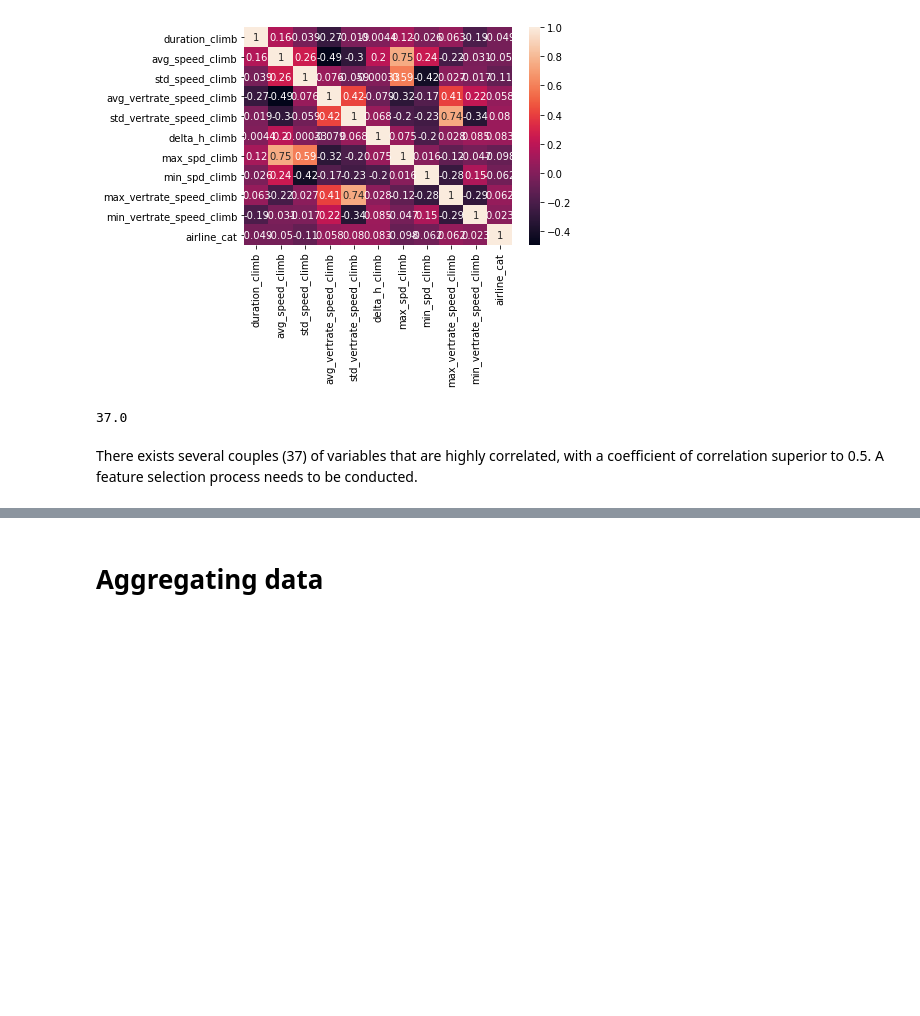
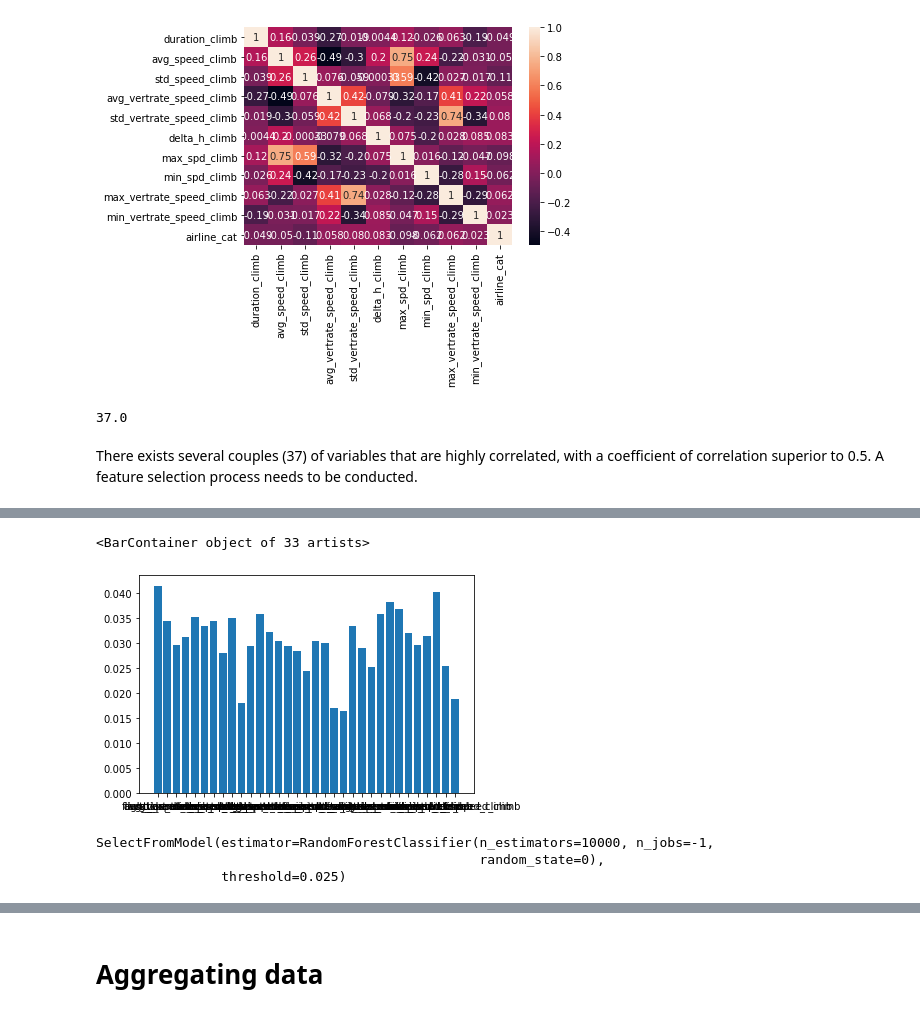
Before and after one commit to JZYoshi/AFDA, a Jupyter notebook: classification/Classification.ipynb, the cells around one changed output, grey strips where cells are left out. Drawn from its saved outputs; the diff is of its cells as text; code cells hidden in the pictures; blank space fills up the shorter version.

```diff
--- a/classification/Classification.ipynb
+++ b/classification/Classification.ipynb
@@ -166,3 +172,5 @@ Index(['flight_duration', 'duration_descent', 'avg_speed_descent',
+# %%
+df_filt_10log = df_noairline[df_noairline['airline_cat'].isin(airline_list_cat)]
 # %% [markdown]
 # Correlation between features
 # %%
@@ -203,8 +211,9 @@ corr_matrix = df_noairline.corr(method='spearman')
 # %% [markdown]
 There exists several couples (37) of variables that are highly correlated, with a coefficient of correlation superior to 0.5. A feature selection process needs to be conducted.
 # %%
+# Standard Scaling (not necessary for random forest)
 from sklearn import preprocessing
-X = df_noairline.iloc[:,:-1]
-y = df_noairline.loc[:,["airline_cat"]]
+X = df_filt_10log.iloc[:,:-1]
+y = df_filt_10log.loc[:,["airline_cat"]]
 scaler = preprocessing.StandardScaler().fit(X)
 X_scaled = scaler.transform(X)
@@ -266,0 +273,19 @@ score.sum()/10
+# %%
+from matplotlib import pyplot as plt
+plt.bar(columns[:-1],clf.feature_importances_)
+# %% [output]
+<BarContainer object of 33 artists>
+[figure, added]
+# %%
+# Create a selector object that will use the random forest classifier to identify
+# features that have an importance of more than 0.15
+from sklearn.feature_selection import SelectFromModel
+
+sfm = SelectFromModel(clf, threshold=0.025)
+
+# Train the selector
+sfm.fit(X_train, y_train)
+# %% [output]
+SelectFromModel(estimator=RandomForestClassifier(n_estimators=10000, n_jobs=-1,
+                                                 random_state=0),
+                threshold=0.025)
```
Also changed, not shown: parts of 26 cells of this notebook.
